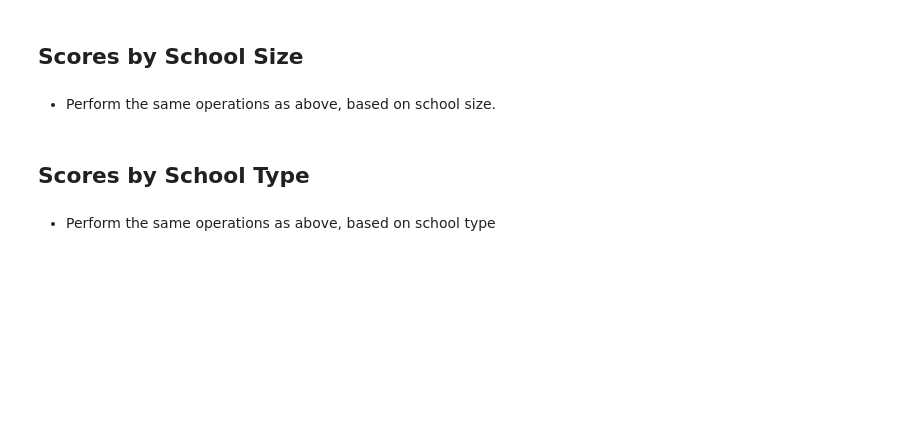
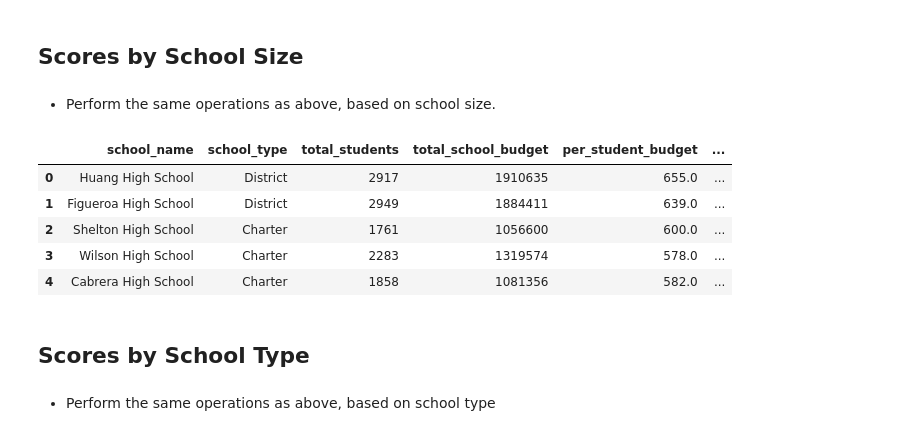
Before and after one commit to BrandonOverlie/pandas-challenge, a Jupyter notebook: PyCitySchools/02-Homework_04-Pandas_Instructions_PyCitySchools_PyCitySchools_starter (1).ipynb, the cells around one changed output. Cells and saved outputs as stored; diff of their text form; code cells hidden in the pictures; blank space fills up the shorter version.

```diff
--- a/PyCitySchools/02-Homework_04-Pandas_Instructions_PyCitySchools_PyCitySchools_starter (1).ipynb
+++ b/PyCitySchools/02-Homework_04-Pandas_Instructions_PyCitySchools_PyCitySchools_starter (1).ipynb
@@ -447,3 +448,32 @@ budget_group_scores_summary.set_index("budget_per_student_group")
 ## Scores by School Size
 # %% [markdown]
 * Perform the same operations as above, based on school size.
+# %%
+# setting up and labeling bins based on school student population to see if size has an impact on scoring results
+size_bins = [400, 1499, 2999, 5000]
+size_group_labels = ["Small", "Medium", "Large"]
+
+school_data_with_passing_counts["school_size"] = pd.cut(
+    school_data_with_passing_counts["total_students"], size_bins, labels=size_group_labels)
+# %%
+# calculate the total students per school size classification, then merge into the school data dataframe
+school_size_group = school_data_with_passing_counts.groupby("school_size")
+total_students_size_group = school_size_group["total_students"].sum().rename_axis(
+    'school_size').reset_index(name='total_students_size_group')
+total_students_size_group
+school_data_school_size_group = pd.merge(
+    school_data_with_passing_counts, total_students_size_group, on=["school_size"])
+# %%
+# calculate the individual school weight (based on number of students) for it's respective size class
+# this weight calculation is required to give each student's scores equal weight for the summary report
+school_size_group_weight = school_data_school_size_group['total_students'] / \
+    school_data_school_size_group['total_students_size_group']
+school_data_school_size_group["school_size_group_weight"] = school_size_group_weight
+school_data_school_size_group.head()
+# %% [output]
+|  | school_name | school_type | total_students | total_school_budget | per_student_budget | ... |
+| 0 | Huang High School | District | 2917 | 1910635 | 655.0 | ... |
+| 1 | Figueroa High School | District | 2949 | 1884411 | 639.0 | ... |
+| 2 | Shelton High School | Charter | 1761 | 1056600 | 600.0 | ... |
+| 3 | Wilson High School | Charter | 2283 | 1319574 | 578.0 | ... |
+| 4 | Cabrera High School | Charter | 1858 | 1081356 | 582.0 | ... |
```
Also changed, not shown: parts of 4 cells of this notebook.
